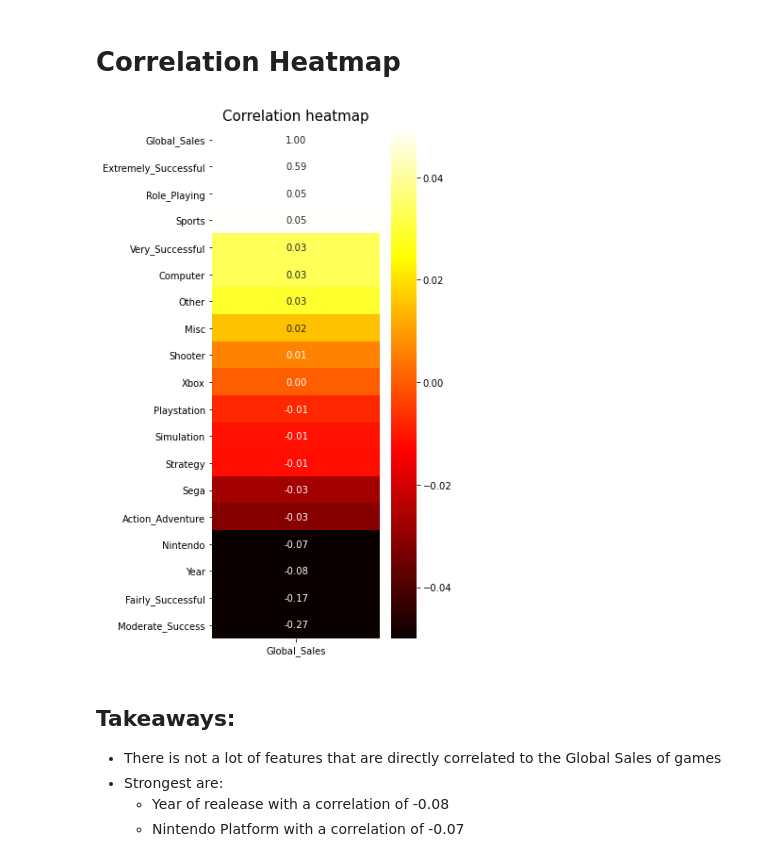
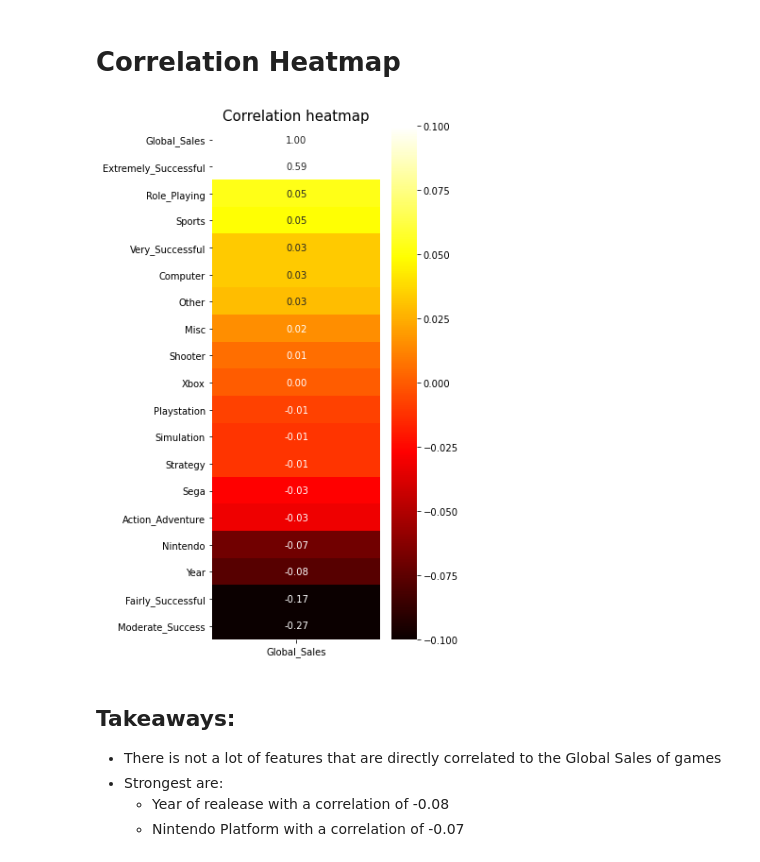
Before and after one commit to CaitlynCarney/video_game_sales, a Jupyter notebook: Workbooks/exploration.ipynb, the cells around one changed output. Drawn from its saved outputs; the diff is of its cells as text; code cells hidden in the pictures.

```diff
--- a/Workbooks/exploration.ipynb
+++ b/Workbooks/exploration.ipynb
@@ -73,13 +73,13 @@ memory usage: 1.0+ MB
 # %%
 # Correlation heatmap
 corr = pd.DataFrame(train.corr()['Global_Sales'].sort_values(ascending = False))
 plt.figure(figsize = (4,10))
-sns.heatmap(corr, annot = True, fmt = '.2f', vmin = -0.05,
-            vmax = 0.05, cmap = 'hot')
+sns.heatmap(corr, annot = True, fmt = '.2f', vmin = -0.1,
+            vmax = 0.1, cmap = 'hot')
 plt.title('Correlation heatmap', fontsize = 15)
 plt.show()
 # %% [output]
-[figure, old version]
+[figure, new version]
 # %% [markdown]
 ## Takeaways:
 - There is not a lot of features that are directly correlated to the Global Sales of games
```
Also changed, not shown: parts of 7 cells of this notebook.
